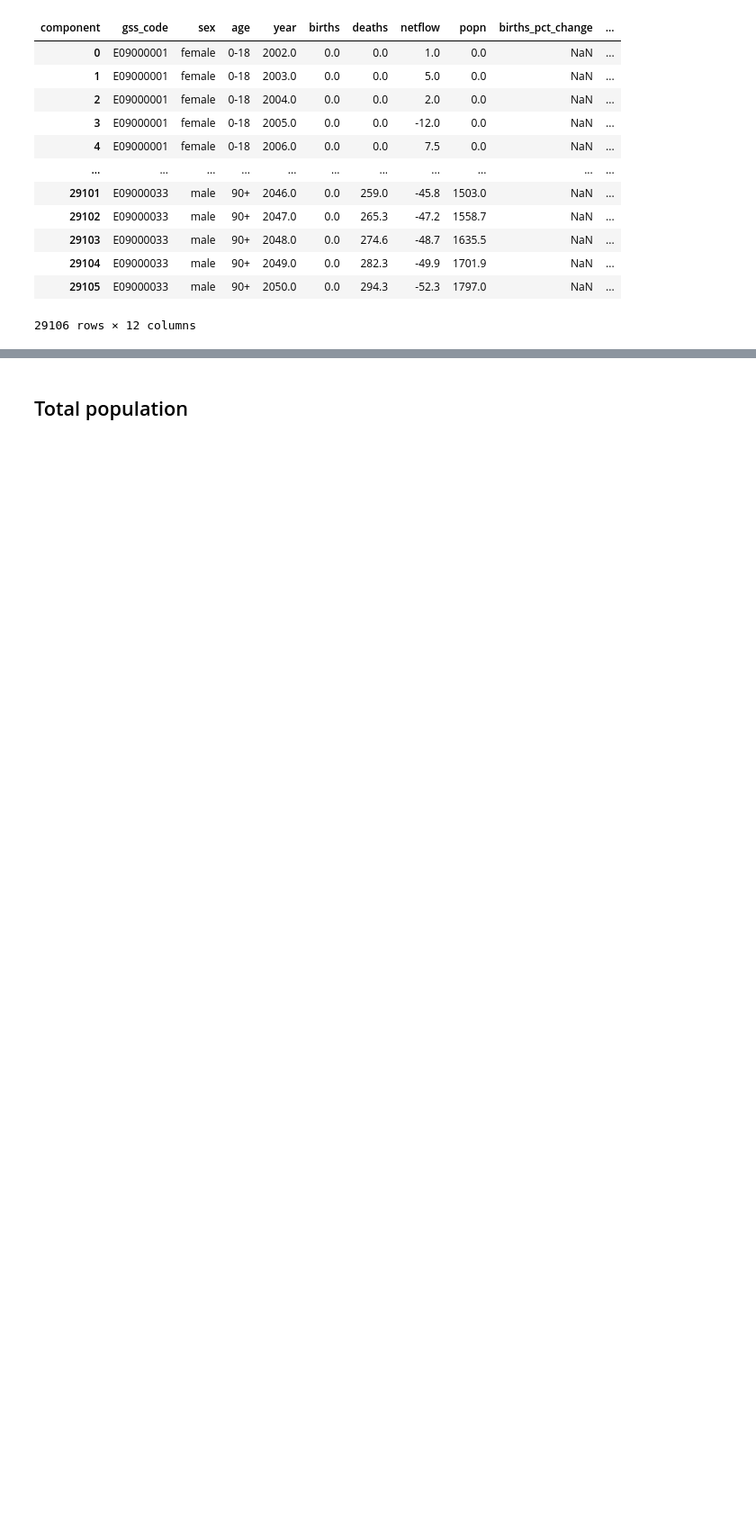
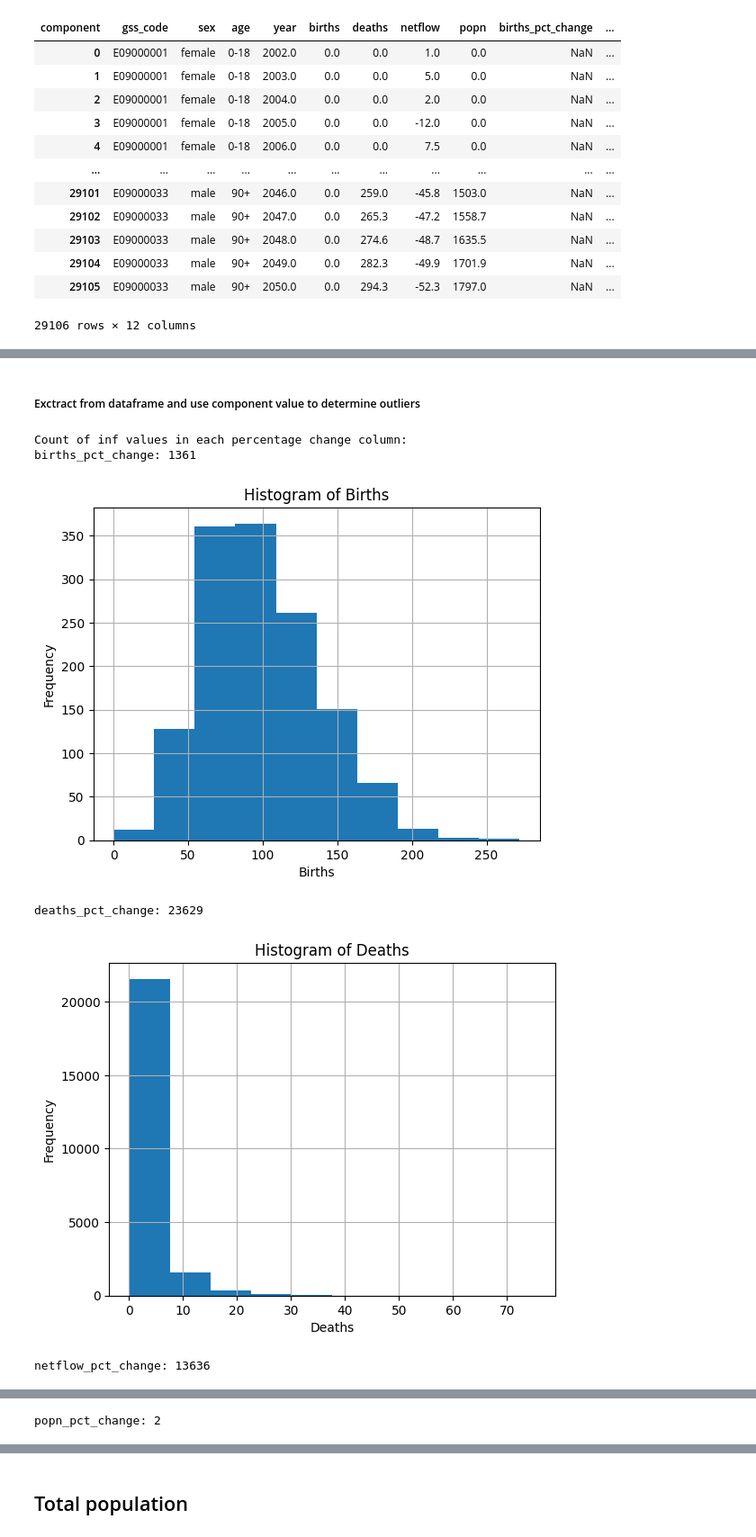
Before and after one commit to SebastianHeslinRees/Projections_QA, a Jupyter notebook: logical_checks_population_projections.ipynb, the cells around one changed output, grey strips where cells are left out. Shown at 90% size. Cells and saved outputs as stored; diff of their text form; code cells hidden in the pictures; blank space fills up the shorter version.

```diff
--- a/logical_checks_population_projections.ipynb
+++ b/logical_checks_population_projections.ipynb
@@ -208,5 +203,7 @@ combined_10yr_fert_agebins
 # %%
 #group by gss, sex, component age and year
 agebin_consistency = combined_10yr_fert_agebins.groupby(['gss_code', 'sex','component', 'age', 'year'])['value'].sum().reset_index()
+#repeat for gss_code_ward
+agebin_consistency_ward = combined_10yr_fert_agebins_wards.groupby(['gss_code_ward', 'sex','component', 'age', 'year'])['value'].sum().reset_index()
 # %% [output]
 The default of observed=False is deprecated and will be changed to True in a future version of pandas. Pass observed=False to retain current behavior or observed=True to adopt the future default and s ...
@@ -284,5 +288,7 @@ DataFrameGroupBy.apply operated on the grouping columns. This behavior is deprec
 #remove comparisons between different componenet types
 # Pivot the table so that each component's values for each year are in separate columns
 pivoted = agebin_consistency.pivot_table(index=['gss_code', 'sex', 'age','year'], columns='component', values='value').reset_index()
+#Pivot ward
+pivoted_ward = agebin_consistency_ward.pivot_table(index=['gss_code_ward','sex', 'age','year'], columns='component', values='value').reset_index()
 # %% [output]
 The default value of observed=False is deprecated and will change to observed=True in a future version of pandas. Specify observed=False to silence this warning and retain the current behavior
@@ -289,4 +298,5 @@ The default value of observed=False is deprecated and will change to observed=Tr
 # %%
 pivoted[['births_pct_change', 'deaths_pct_change', 'netflow_pct_change', 'popn_pct_change']] = pivoted.groupby(['gss_code', 'sex', 'age'])[['births', 'deaths', 'netflow', 'popn']].pct_change().abs()
+pivoted_ward[['births_pct_change', 'deaths_pct_change', 'netflow_pct_change', 'popn_pct_change']] = pivoted_ward.groupby(['gss_code_ward', 'sex', 'age'])[['births', 'deaths', 'netflow', 'popn']].pct_change().abs()
 # %% [output]
 The default of observed=False is deprecated and will be changed to True in a future version of pandas. Pass observed=False to retain current behavior or observed=True to adopt the future default and s ...
@@ -308,0 +376,2 @@ pivoted
+# %% [markdown]
+##### Exctract from dataframe and use component value to determine outliers
@@ -308,0 +426,12 @@ pivoted
+# %%
+component_columns = ['births', 'deaths', 'netflow', 'popn']
+pct_change_columns = ['births_pct_change', 'deaths_pct_change', 'netflow_pct_change', 'popn_pct_change']
+# %%
+count_inf_values_and_plot_histograms(pivoted_ward, component_columns, pct_change_columns)
+# %% [output]
+Count of inf values in each percentage change column:
+births_pct_change: 1361
+[figure, added]
+deaths_pct_change: 23629
+[figure, added]
+netflow_pct_change: 13636
@@ -308,0 +439 @@ pivoted
+popn_pct_change: 2
```
Also changed, not shown: parts of 64 cells of this notebook.
